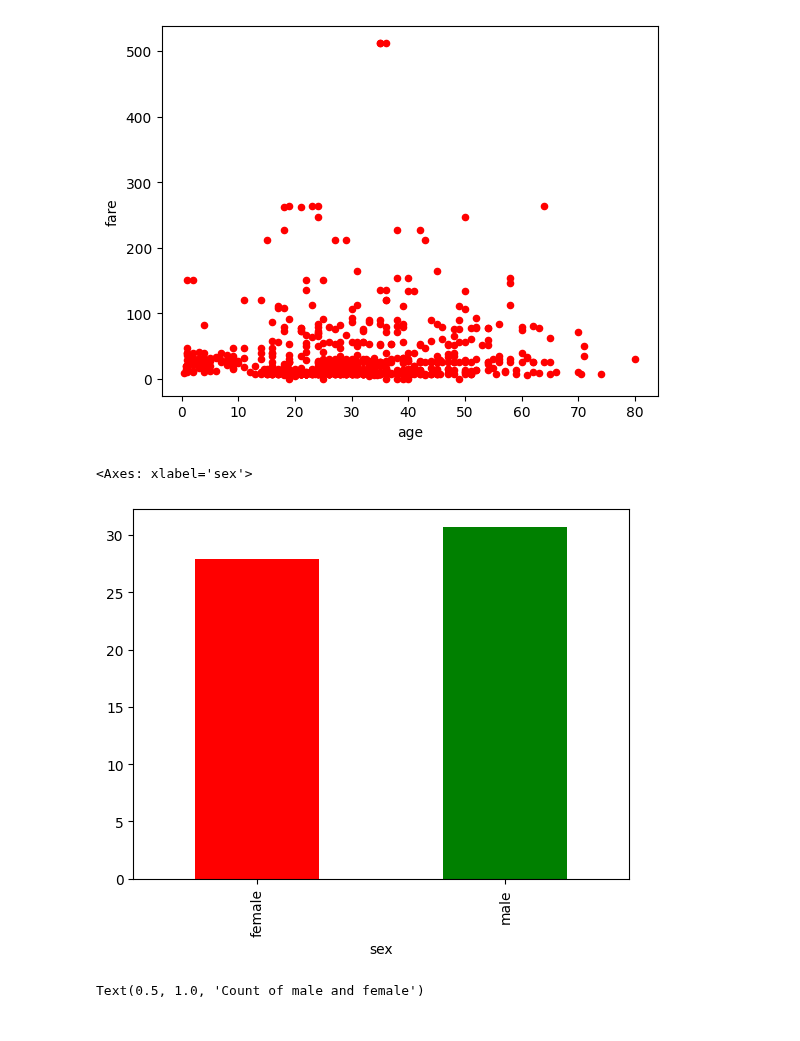
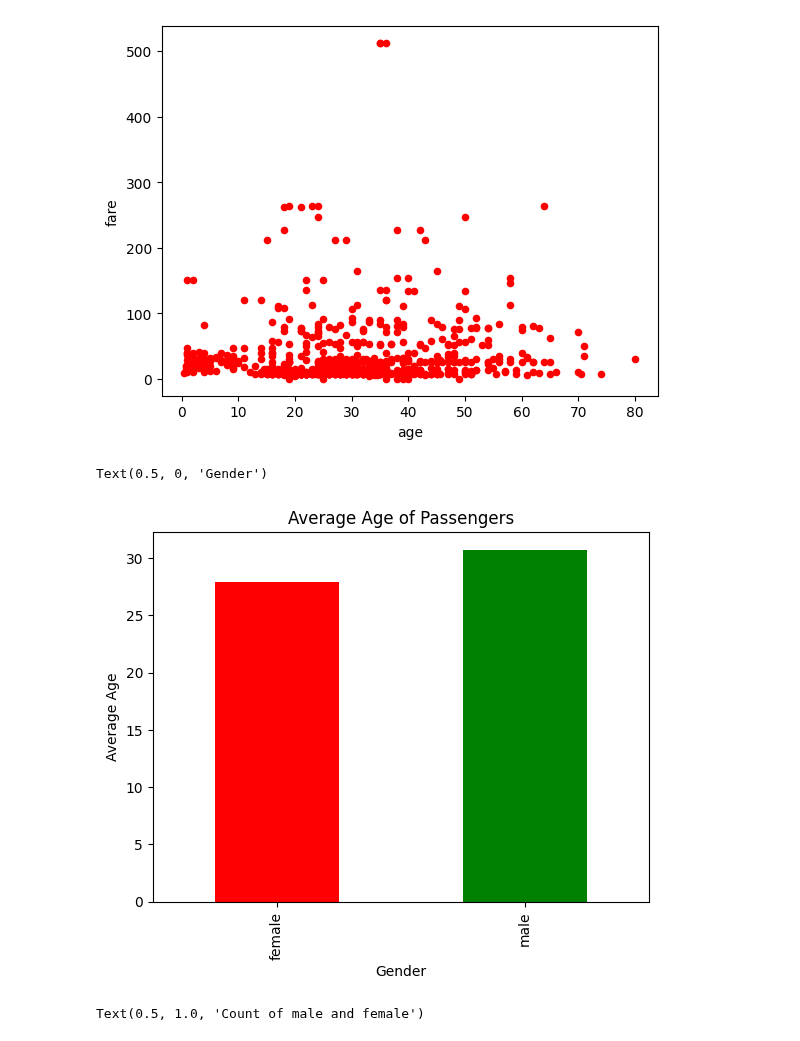
Before and after one commit to shahahmad-dev/exploratory-data-analysis, a Jupyter notebook: 06_Data_visualization.ipynb, the cells around one changed output. Drawn from its saved outputs; the diff is of its cells as text; code cells hidden in the pictures.

```diff
--- a/06_Data_visualization.ipynb
+++ b/06_Data_visualization.ipynb
@@ -17,10 +17,13 @@ df.plot(kind='scatter', x='age', y='fare', color='red')
 # %%
 # why we use bar plot?
 # A bar plot is used to compare the average age of passengers
 df.groupby('sex')['age'].mean().plot(kind='bar', color=['red', 'green'])
+plt.title('Average Age of Passengers')
+plt.ylabel('Average Age')
+plt.xlabel('Gender')
 # %% [output]
-<Axes: xlabel='sex'>
+Text(0.5, 0, 'Gender')
-[figure, old version]
+[figure, new version]
 # %%
 # why we use pie chart?
 # A pie chart is used to show the population of male and femnale passengers.
```
Also changed, not shown: parts of 2 cells of this notebook.
